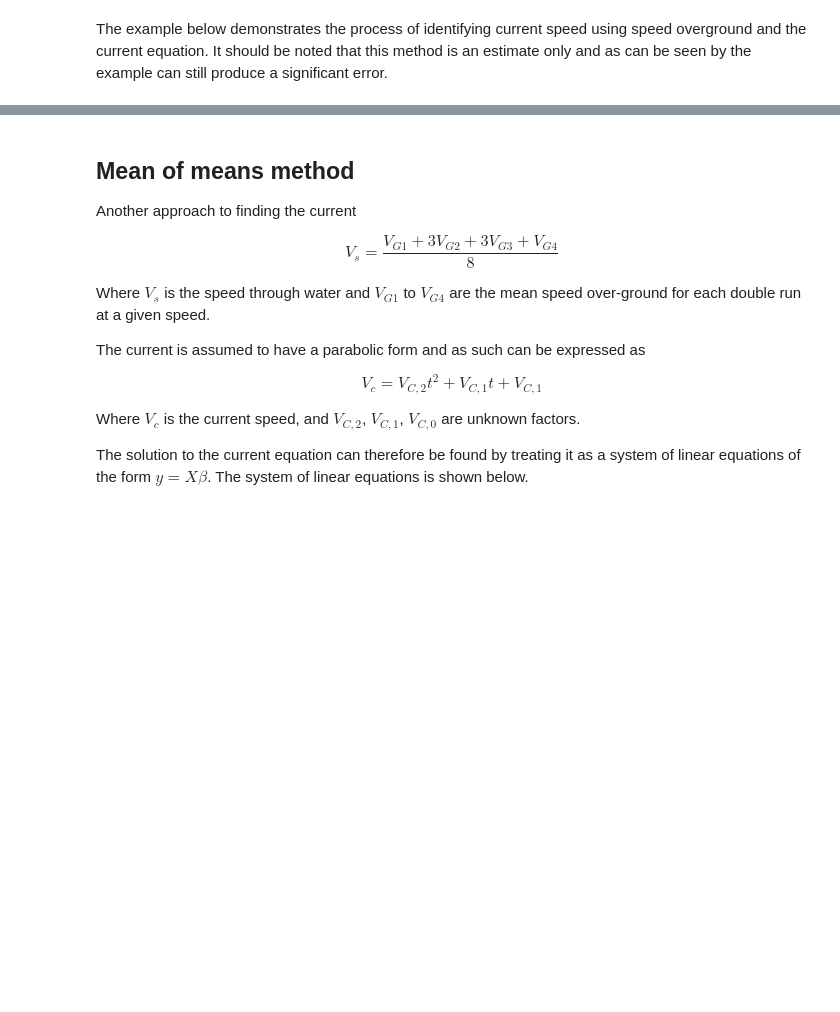
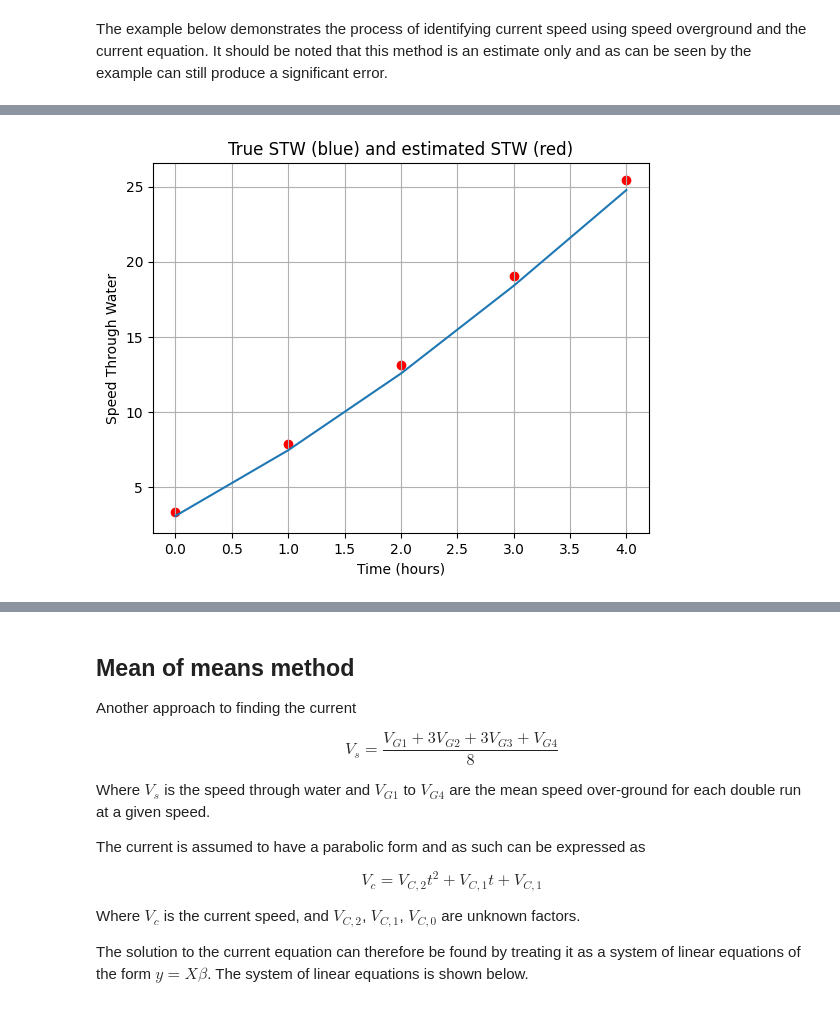
Before and after one commit to silverstream-tech/pyseatrials, a Jupyter notebook: nbs/06_current.ipynb, the cells around one changed output, grey strips where cells are left out. Drawn from its saved outputs; the diff is of its cells as text; code cells hidden in the pictures; blank space fills up the shorter version.

Commit message:
updated currentfunction

```diff
--- a/nbs/06_current.ipynb
+++ b/nbs/06_current.ipynb
@@ -197,8 +223,19 @@ b_true = 3
 c_true = 3
 power = a_true + b_true * V_s_true ** c_true
 
-stw, current_speed, current_coefs = estimate_speed_through_water(power, sog, t, T_c)
+
+stw, current_speed, _, _, error_df = estimate_speed_through_water(power, sog, t, T_c)
 print("Estimated speed through water:", stw)
 
 print("The error on the estimated speed through water is: "+str(stw-V_s_true) )
+
+
+plt.plot(t, V_s_true)
+plt.scatter(t, stw, color = 'red')
+
+plt.xlabel('Time (hours)')
+plt.ylabel('Speed Through Water')
+plt.title('True STW (blue) and estimated STW (red)')
+plt.grid(True)
+plt.show()
 # %% [output]
@@ -206,0 +244 @@ The error on the estimated speed through water is: [0.26403098 0.4210387  0.5466
+[figure, added]
```
Also changed, not shown: parts of 7 cells of this notebook, 1 other file.
